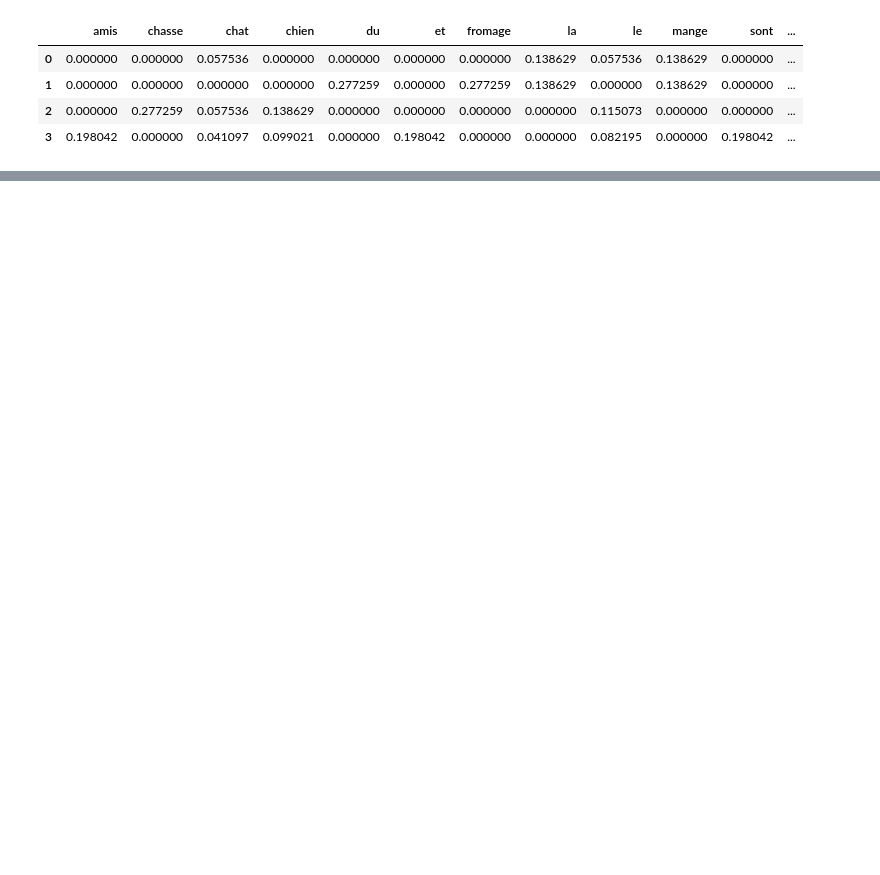
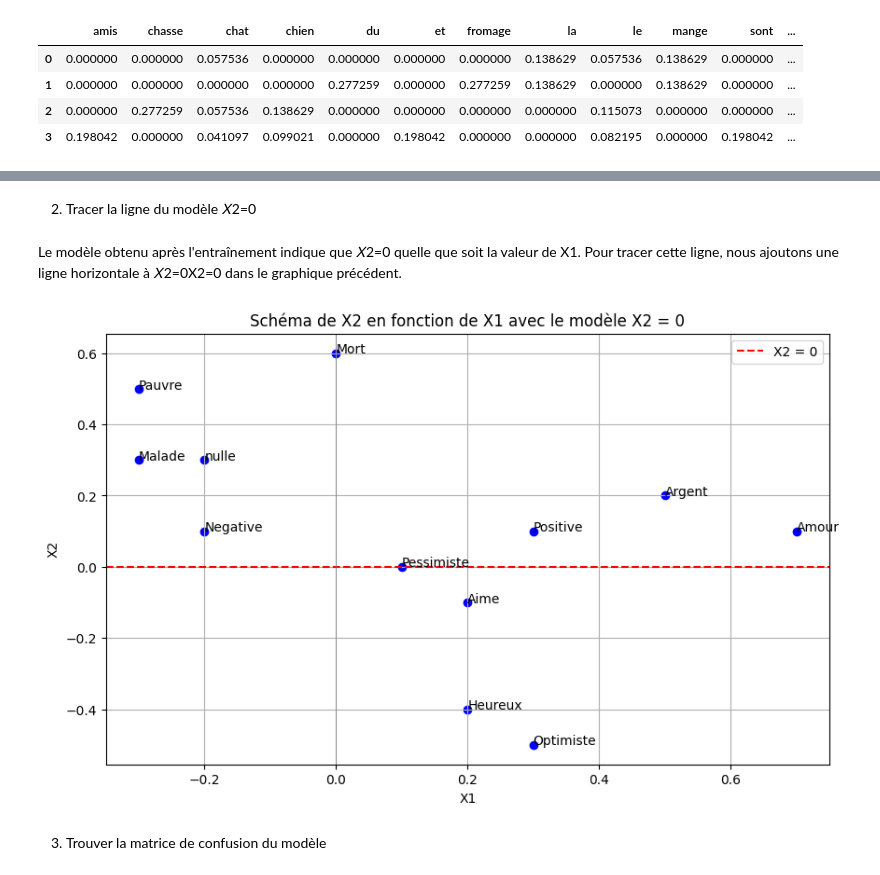
Before and after one commit to jeremiahEmenike/Understand-Natural-language-processing-, a Jupyter notebook: nlp/nlp.ipynb, the cells around one changed output, grey strips where cells are left out. Cells and saved outputs as stored; diff of their text form; code cells hidden in the pictures; blank space fills up the shorter version.

```diff
--- a/nlp/nlp.ipynb
+++ b/nlp/nlp.ipynb
@@ -145,0 +339,24 @@ import re
+# %% [markdown]
+2. Tracer la ligne du modèle 𝑋2=0
+# %% [markdown]
+Le modèle obtenu après l'entraînement indique que 𝑋2=0 quelle que soit la valeur de X1. Pour tracer cette ligne, nous ajoutons une ligne horizontale à 𝑋2=0X2=0 dans le graphique précédent.
+# %%
+# Ajout de la ligne du modèle X2 = 0
+plt.figure(figsize=(10, 6))
+plt.scatter(x1, x2, color='blue')
+
+for i, word in enumerate(words):
+    plt.annotate(word, (x1[i], x2[i]))
+
+plt.axhline(0, color='red', linestyle='--', label='X2 = 0')
+plt.axvline(0, color='gray', linewidth=0.5)
+plt.xlabel('X1')
+plt.ylabel('X2')
+plt.title('Schéma de X2 en fonction de X1 avec le modèle X2 = 0')
+plt.legend()
+plt.grid(True)
+plt.show()
+# %% [output]
+[figure, added]
+# %% [markdown]
+3. Trouver la matrice de confusion du modèle
```
Also changed, not shown: parts of 124 cells of this notebook.
